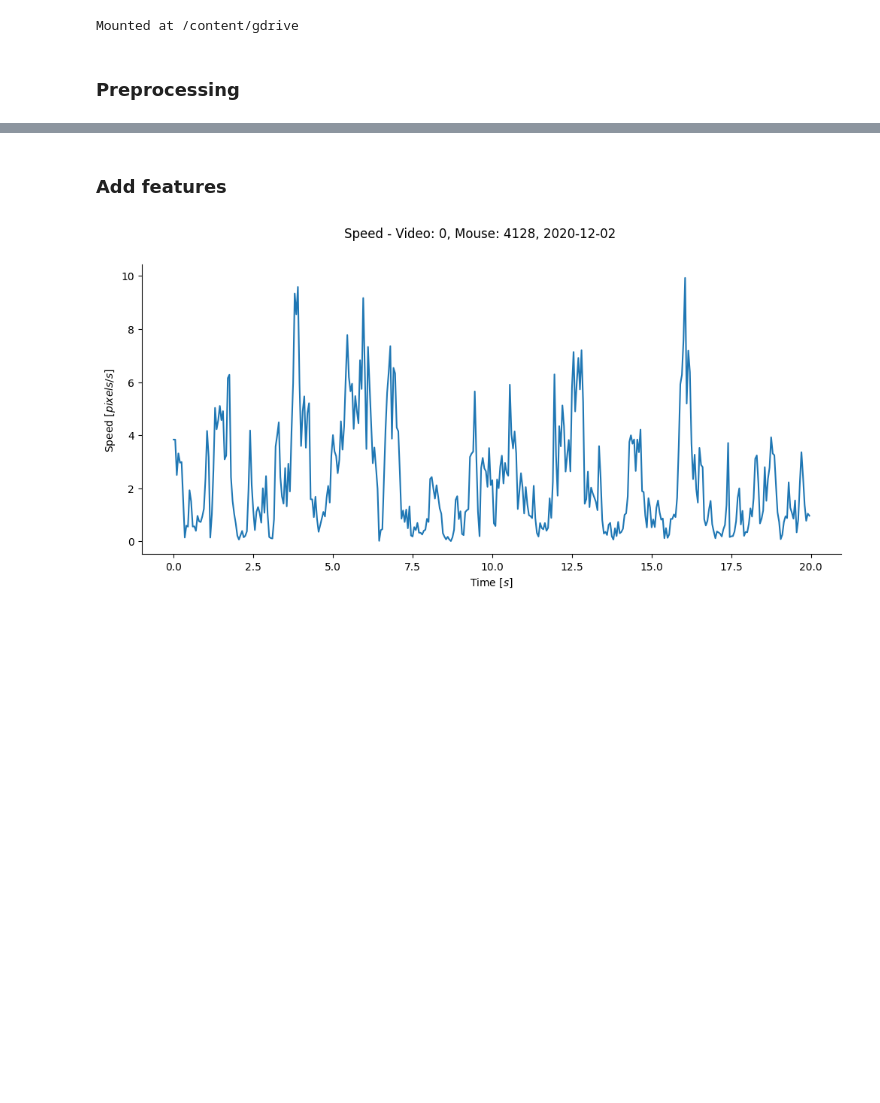
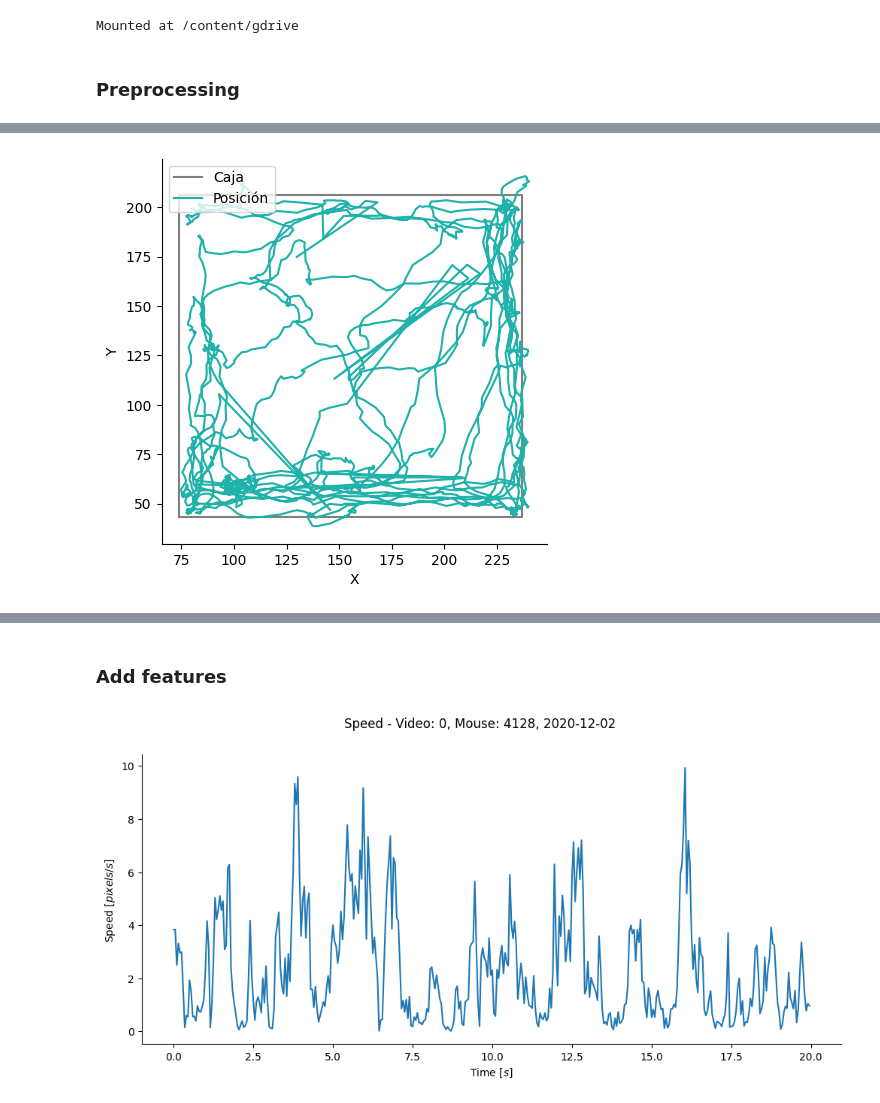
Before and after one commit to Gonzalo-Ortega/Stereotypical-Behavior-Classification, a Jupyter notebook: Analysis_Gonzalo.ipynb, the cells around one changed output, grey strips where cells are left out. Saved outputs shown, nothing was run; the diff lists cells and outputs as text; code cells hidden in the pictures; blank space fills up the shorter version.

```diff
--- a/Analysis_Gonzalo.ipynb
+++ b/Analysis_Gonzalo.ipynb
@@ -1392,23 +1371,14 @@ drive.mount('/content/gdrive')
 Mounted at /content/gdrive
 # %%
 DATA_PATH = '/content/gdrive/MyDrive/SBC-Gonzalo/DATA'
-# FIGURES_PATH = '/content/gdrive/MyDrive/SBC-Gonzalo/Colab-figures'
 FIGURES_PATH = '/content/gdrive/MyDrive/Uni/5°. Quinto/CSIC/TFG Software/Repository/Stereotypical-Behavior-Classification/LaTeX/figures'
-
 SAVED_DATA_PATH = '/content/gdrive/MyDrive/SBC-Gonzalo/saved-data'
 
-
-#PROCESSED_DATA_TOP_PATH = '/content/gdrive/MyDrive/SBC-Gonzalo/Processed-data/Data-top'
-#PROCESSED_DATA_LATERAL_PATH = '/content/gdrive/MyDrive/SBC-Gonzalo/Processed-data/Data-lateral'
-#SIMILARITY_MAT_PATH = '/content/gdrive/MyDrive/SBC-Gonzalo/Processed-data/Similarity-matrix'
-
-H5_PATHS_TOP, H5_PATHS_LATERAL, VIDEO_PATHS_TOP, VIDEO_PATHS_LATERAL = load_paths(DATA_PATH)
-
-# Y video resolution:
 Y_RESOLUTION = 240
 
 # Box coordinates observed from video frames:
 BOX_TOP = {'x': [74, 237, 237, 74, 74], 'y': [43, 43, 206, 206, 43]}
 BOX_LATERAL = {'x': [94, 24, 310, 258, 283, 81, 94, 258], 'y': [100, 33, 33, 100, 200, 200, 100, 100]}
+BOX_CENTER = {'x':(BOX_TOP['x'][0] + BOX_TOP['x'][1]) / 2, 'y':(BOX_TOP['y'][0] + BOX_TOP['y'][3]) / 2}
 
-BOX_CENTER = {'x':(BOX_TOP['x'][0] + BOX_TOP['x'][1]) / 2, 'y':(BOX_TOP['y'][0] + BOX_TOP['y'][3]) / 2}
+FRAMES_AMOUNT = 6000
@@ -1417,2 +1393,9 @@ BOX_CENTER = {'x':(BOX_TOP['x'][0] + BOX_TOP['x'][1]) / 2, 'y':(BOX_TOP['y'][0]
 # %%
 dfs_raw_t, dfs_raw_l = load_raw_data(H5_PATHS_TOP, H5_PATHS_LATERAL)
+# %%
+short_videos = []
+for i, df in enumerate(dfs_raw_t):
+  if len(df) < FRAMES_AMOUNT:
+    info = info_from_path(VIDEO_PATHS_TOP[i])
+    short_videos.append(i)
+    print((i, len(df), info))
@@ -1418,0 +1407,11 @@ dfs_raw_t, dfs_raw_l = load_raw_data(H5_PATHS_TOP, H5_PATHS_LATERAL)
+# %%
+# Remove short videos
+H5_PATHS_TOP = [item for index, item in enumerate(H5_PATHS_TOP) if index not in short_videos]
+H5_PATHS_LATERAL = [item for index, item in enumerate(H5_PATHS_LATERAL) if index not in short_videos]
+VIDEO_PATHS_TOP = [item for index, item in enumerate(VIDEO_PATHS_TOP) if index not in short_videos]
+VIDEO_PATHS_LATERAL = [item for index, item in enumerate(VIDEO_PATHS_LATERAL) if index not in short_videos]
+
+dfs_raw_t = [item for index, item in enumerate(dfs_raw_t) if index not in short_videos]
+dfs_raw_l = [item for index, item in enumerate(dfs_raw_l) if index not in short_videos]
+
+short_videos = []
@@ -1423,3 +1478,5 @@ dfs_raw_t[0]
 # %%
-figure_trayectory(dfs_raw_t, 0, point='Head', format='Top', save_name='raw-trayectory-top-4128-2020-12-02')
+figure_trayectory(dfs_raw_t, 0, point='Head', format='Top', time=(0, 120), save_name='raw-trayectory-top-4128-2020-12-02')
+# %% [output]
+[figure, added]
 # %%
```
Also changed, not shown: parts of 66 cells of this notebook.
